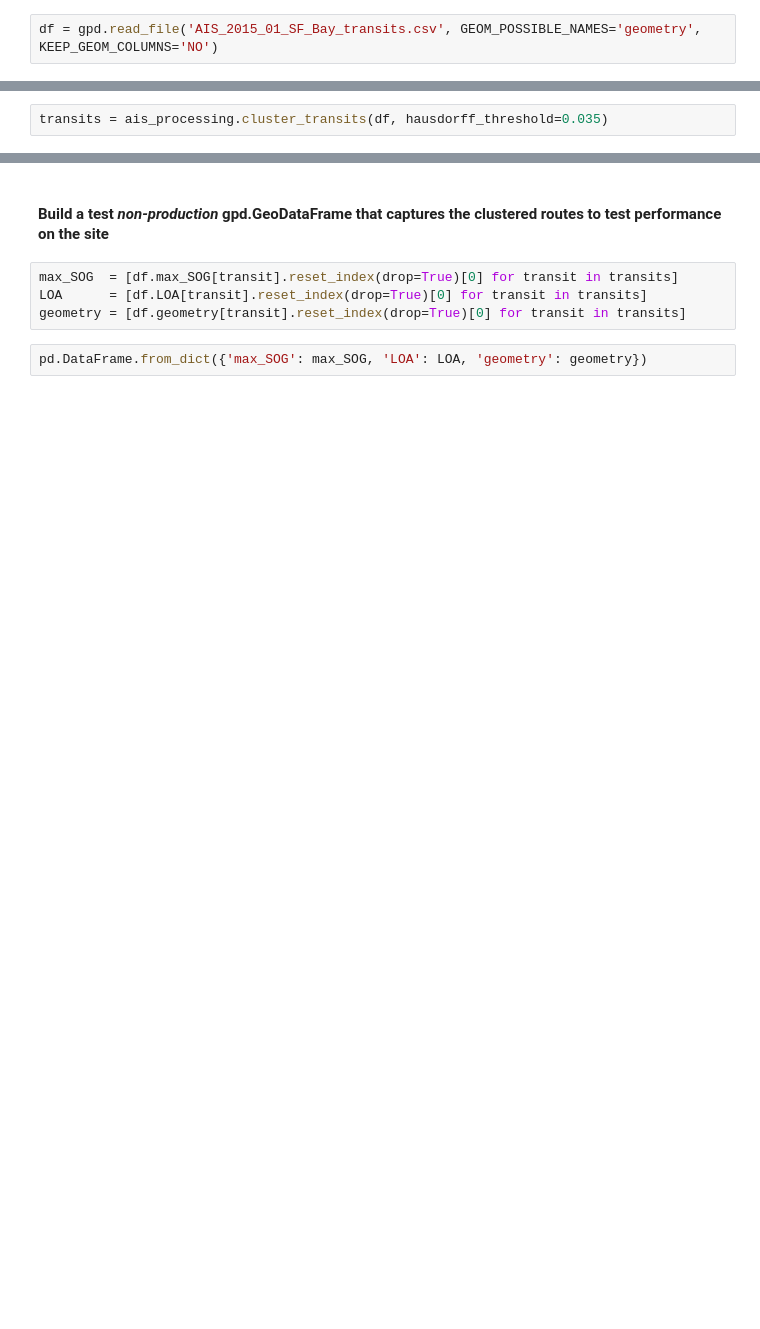
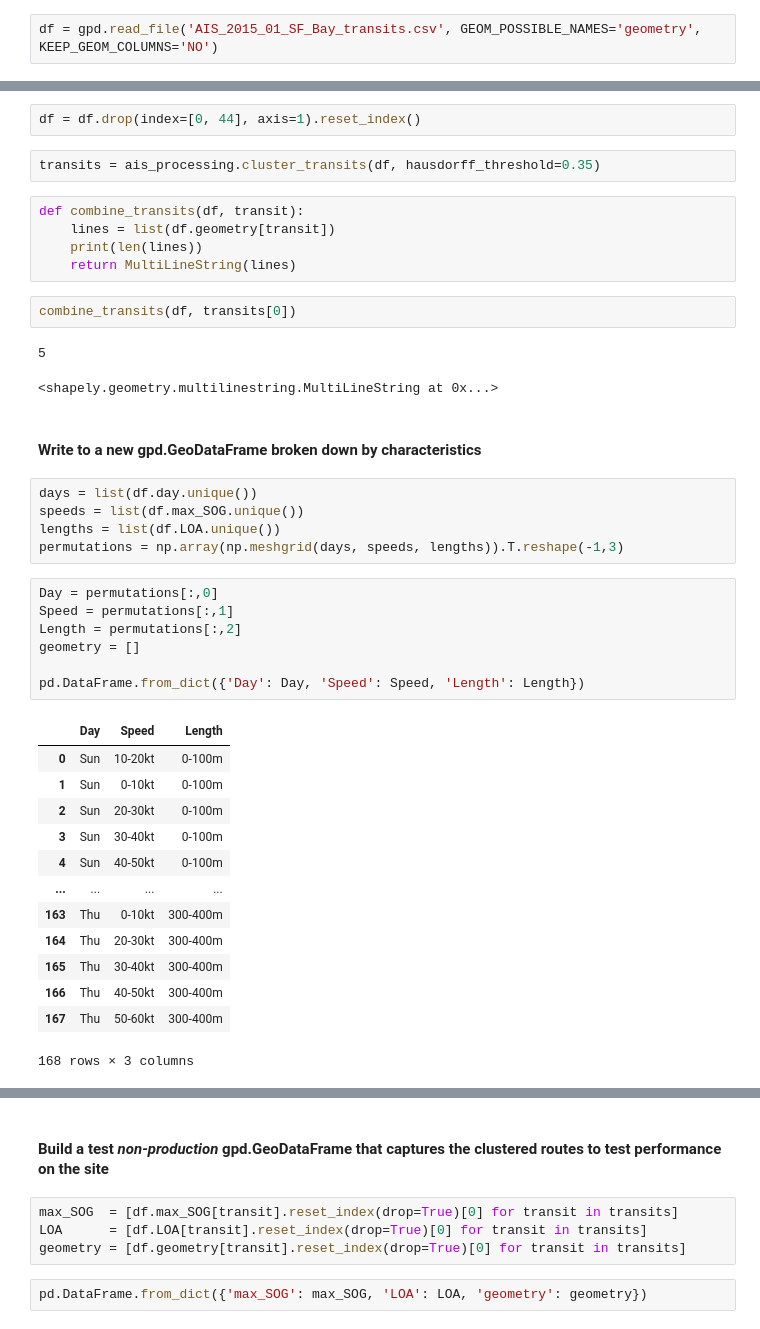
Before and after one commit to gregtozzi/w209-ais, a Jupyter notebook: notebooks/clustering_transits.ipynb, the cells around one changed output, grey strips where cells are left out. Cells and saved outputs as stored; diff of their text form; blank space fills up the shorter version.

```diff
--- a/notebooks/clustering_transits.ipynb
+++ b/notebooks/clustering_transits.ipynb
@@ -16,5 +17,45 @@ df.head()
 | 2 | 2015-01-16 09:12:44 | 2015-01-16 20:13:05 | 13.0 | 27.42 | Fri | Jan | 1.5471122663391763 | 10-20kt | 0-100m | LINESTRING (-121.90003 38.04878, ... |
 | 3 | 2015-01-09 05:25:13 | 2015-01-09 15:02:24 | 9.9 | 27.42 | Fri | Jan | 1.5416339346080299 | 0-10kt | 0-100m | LINESTRING (-121.90071 38.04712, ... |
 | 4 | 2015-01-10 05:47:36 | 2015-01-10 15:15:06 | 10.9 | 27.42 | Sat | Jan | 1.5387565264193501 | 10-20kt | 0-100m | LINESTRING (-121.90134 38.04802, ... |
+# %%
+df = df.drop(index=[0, 44], axis=1).reset_index()
 # %%
-transits = ais_processing.cluster_transits(df, hausdorff_threshold=0.035)
+transits = ais_processing.cluster_transits(df, hausdorff_threshold=0.35)
+# %%
+def combine_transits(df, transit):
+    lines = list(df.geometry[transit])
+    print(len(lines))
+    return MultiLineString(lines)
+# %%
+combine_transits(df, transits[0])
+# %% [output]
+5
+<shapely.geometry.multilinestring.MultiLineString at 0x...>
+# %% [markdown]
+#### Write to a new gpd.GeoDataFrame broken down by characteristics
+# %%
+days = list(df.day.unique())
+speeds = list(df.max_SOG.unique())
+lengths = list(df.LOA.unique())
+permutations = np.array(np.meshgrid(days, speeds, lengths)).T.reshape(-1,3)
+# %%
+Day = permutations[:,0]
+Speed = permutations[:,1]
+Length = permutations[:,2]
+geometry = []
+
+pd.DataFrame.from_dict({'Day': Day, 'Speed': Speed, 'Length': Length})
+# %% [output]
+|  | Day | Speed | Length |
+| 0 | Sun | 10-20kt | 0-100m |
+| 1 | Sun | 0-10kt | 0-100m |
+| 2 | Sun | 20-30kt | 0-100m |
+| 3 | Sun | 30-40kt | 0-100m |
+| 4 | Sun | 40-50kt | 0-100m |
+| ... | ... | ... | ... |
+| 163 | Thu | 0-10kt | 300-400m |
+| 164 | Thu | 20-30kt | 300-400m |
+| 165 | Thu | 30-40kt | 300-400m |
+| 166 | Thu | 40-50kt | 300-400m |
+| 167 | Thu | 50-60kt | 300-400m |
+168 rows × 3 columns
```
Also changed, not shown: parts of 3 cells of this notebook, 16 other files.
